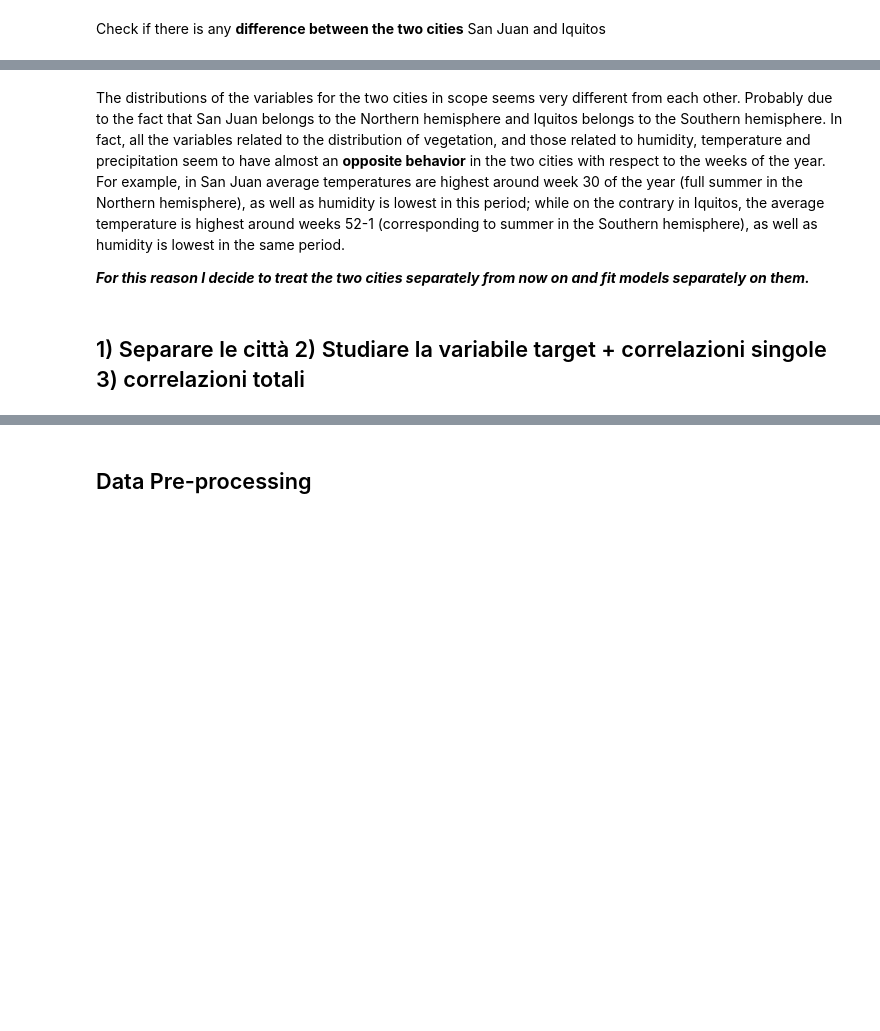
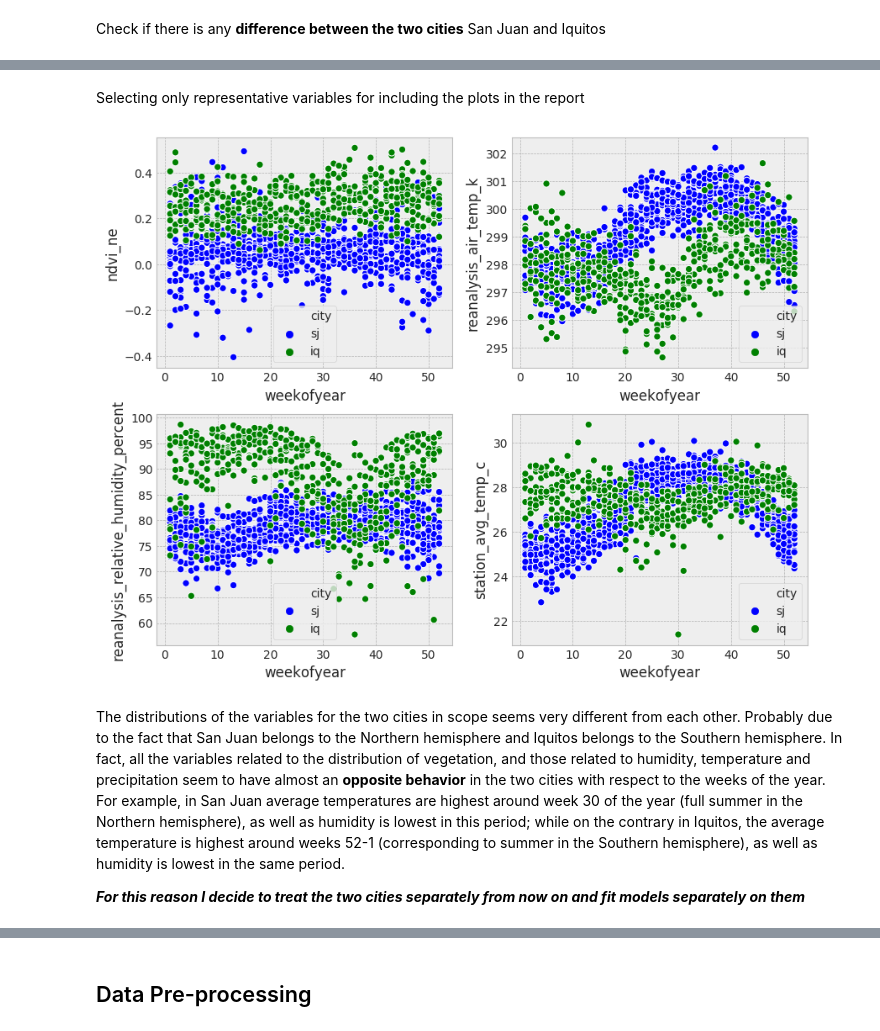
Before and after one commit to giuliamart/capstone_project_MLEN, a Jupyter notebook: DengAI_ Predicting Disease Spread.ipynb, the cells around one changed output, grey strips where cells are left out. Saved outputs shown, nothing was run; the diff lists cells and outputs as text; code cells hidden in the pictures; blank space fills up the shorter version.

```diff
--- a/DengAI_ Predicting Disease Spread.ipynb
+++ b/DengAI_ Predicting Disease Spread.ipynb
@@ -180,6 +180,19 @@ plt.show()
+# %% [markdown]
+Selecting only representative variables for including the plots in the report
+# %%
+df_train_plot = df_train[['city','weekofyear','ndvi_ne','reanalysis_air_temp_k','reanalysis_relative_humidity_percent','station_avg_temp_c']]
+
+figure(num=None, figsize=(10, 8), dpi=100)
+count = 1
+for i in range(0,len(df_train_plot.columns)-2):
+    plt.subplot(2,2,count)
+    sns.scatterplot(x="weekofyear", y=df_train_plot.columns[i+2],hue="city",data=df_train_plot,palette=('blue','green'))
+    count+=1
+
+plt.show()
+# %% [output]
+[figure, added]
 # %% [markdown]
 The distributions of the variables for the two cities in scope seems very different from each other. Probably due to the fact that San Juan belongs to the Northern hemisphere and Iquitos belongs to the Southern hemisphere. In fact, all the variables related to the distribution of vegetation, and those related to humidity, temperature and precipitation seem to have almost an **opposite behavior** in the two cities with respect to the weeks of the year. For example, in San Juan average temperatures are highest around week 30 of the year (full summer in the Northern hemisphere), as well as humidity is lowest in this period; while on the contrary in Iquitos, the average temperature is highest around weeks 52-1 (corresponding to summer in the Southern hemisphere), as well as humidity is lowest in the same period.
 
-**_For this reason I decide to treat the two cities separately from now on and fit models separately on them._**
+**_For this reason I decide to treat the two cities separately from now on and fit models separately on them_**
-# %% [markdown]
-## 1) Separare le città 2) Studiare la variabile target + correlazioni singole 3) correlazioni totali
```
Also changed, not shown: parts of 44 cells of this notebook.
